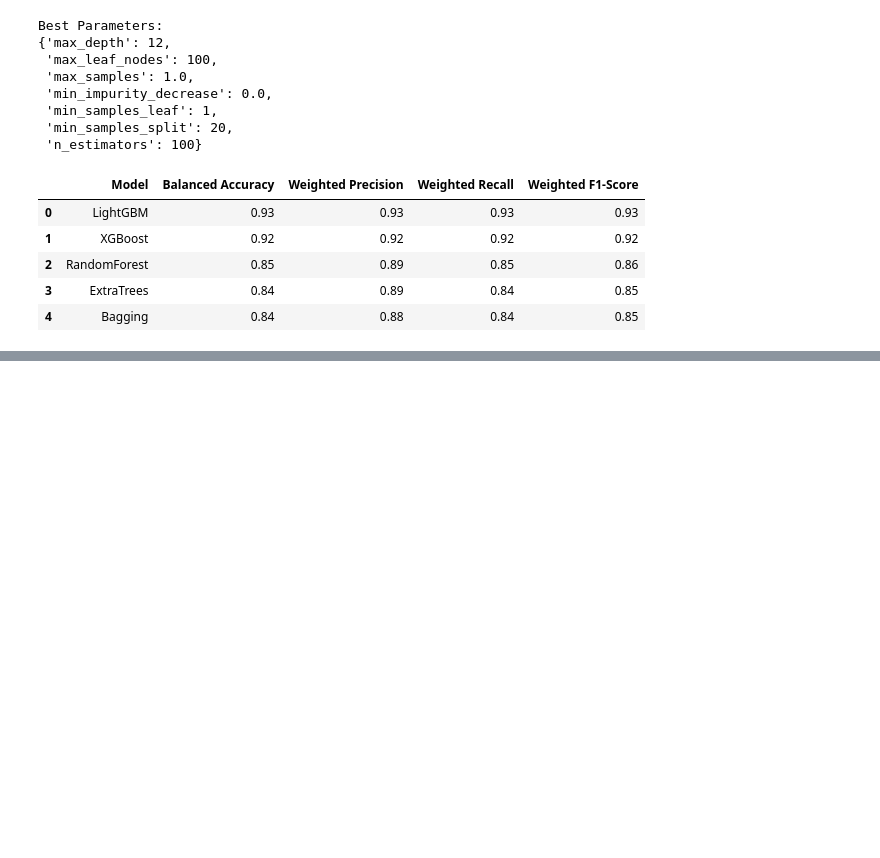
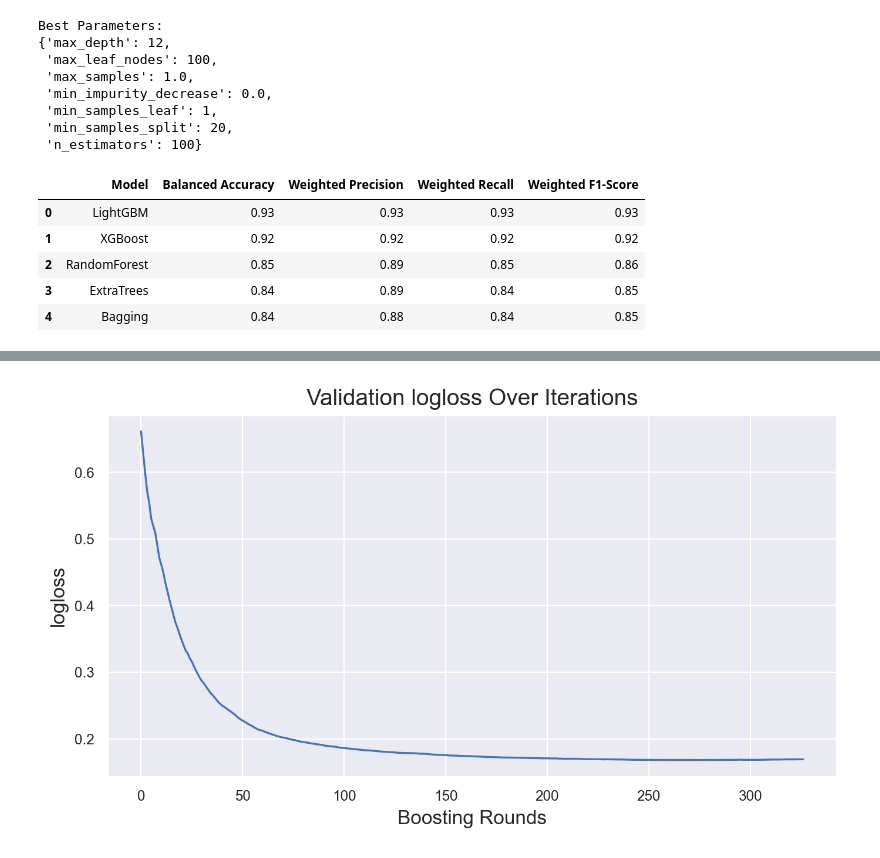
Before and after one commit to Jaymin151617/Credit-Risk-Analysis, a Jupyter notebook: notebooks/model_selection.ipynb, the cells around one changed output, grey strips where cells are left out. Saved outputs shown, nothing was run; the diff lists cells and outputs as text; code cells hidden in the pictures; blank space fills up the shorter version.

Commit message:
improved-validation

```diff
--- a/notebooks/model_selection.ipynb
+++ b/notebooks/model_selection.ipynb
@@ -263,11 +264,12 @@ metrics_df.sort_values(by=['Weighted F1-Score', 'Balanced Accuracy', 'Weighted R
 | 3 | ExtraTrees | 0.84 | 0.89 | 0.84 | 0.85 |
 | 4 | Bagging | 0.84 | 0.88 | 0.84 | 0.85 |
 # %%
-# Train best model on full data for deployment
+# Train best model
 best_model = LGBMClassifier(**opt_lgb_clf.get_params())
-best_model.fit(pd.concat([X_train, X_val], axis=0), pd.concat([y_train, y_val], axis=0))
-
-# Save the trained model
-model_save_path = helper.root_dir / "models" / "best_model.pkl"
-with open(model_save_path, 'wb') as f:
-    pickle.dump(best_model, f)
+best_model.fit(
+    X_train,
+    y_train,
+    eval_set=[(X_val, y_val)],
+    eval_metric='logloss',
+    callbacks=[early_stopping(stopping_rounds=50)]
+)
@@ -273,0 +286,11 @@ with open(model_save_path, 'wb') as f:
+# %%
+series = pd.Series(list(best_model.evals_result_['valid_0'].values())[0])
+
+plt.figure(figsize=(8, 4))
+plt.plot(series.index, series.values)
+plt.xlabel("Boosting Rounds")
+plt.ylabel("logloss")
+plt.title("Validation logloss Over Iterations")
+plt.show()
+# %% [output]
+[figure, added]
```
Also changed, not shown: parts of 6 cells of this notebook, 1 other file.
